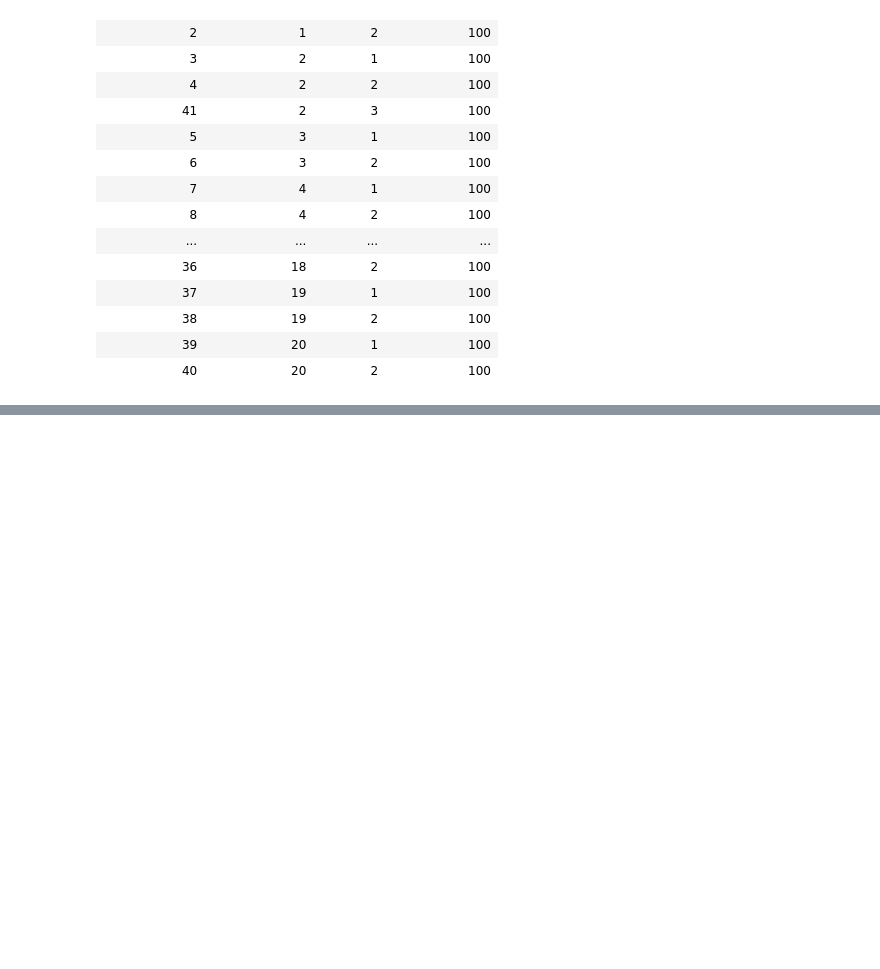
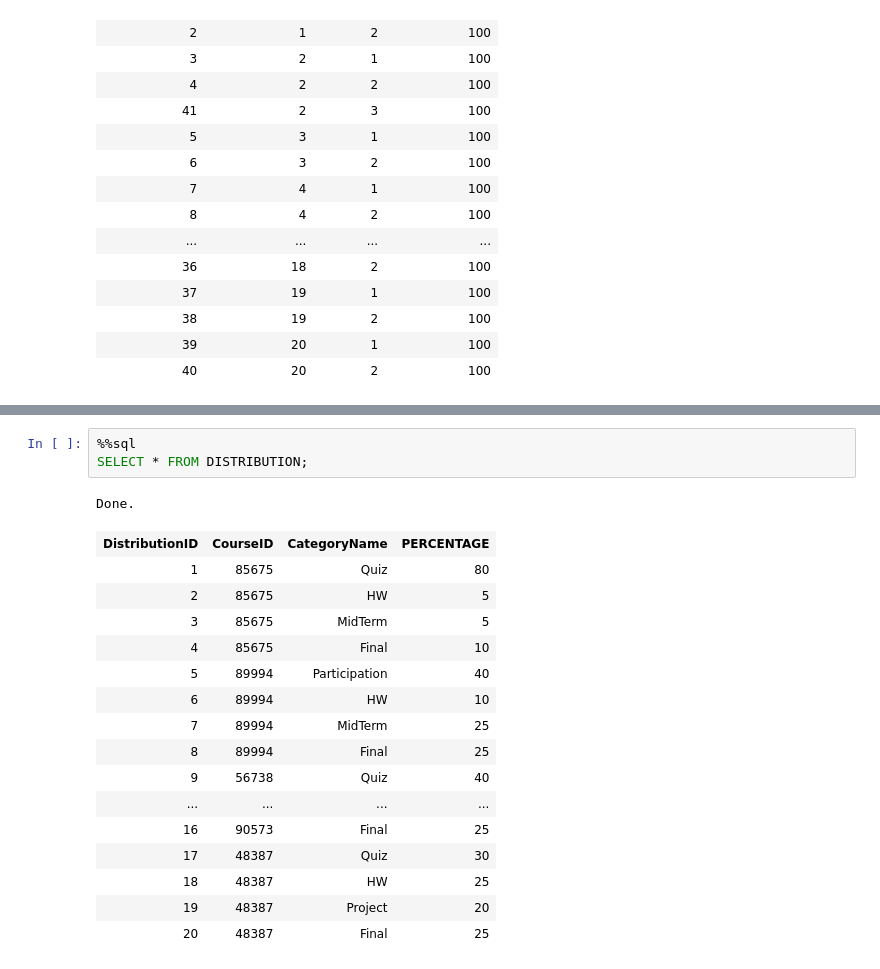
Before and after one commit to saugatt/Database-Systems-Final-Project, a Jupyter notebook: Database Project/Database_Final_Project_1.ipynb, the cells around one changed output, grey strips where cells are left out. Saved outputs shown, nothing was run; the diff lists cells and outputs as text; blank space fills up the shorter version.

```diff
--- a/Database Project/Database_Final_Project_1.ipynb
+++ b/Database Project/Database_Final_Project_1.ipynb
@@ -539,0 +574,21 @@ Done.
+# %%
+%%sql
+SELECT * FROM DISTRIBUTION;
+# %% [output]
+Done.
+| DistributionID | CourseID | CategoryName | PERCENTAGE |
+| 1 | 85675 | Quiz | 80 |
+| 2 | 85675 | HW | 5 |
+| 3 | 85675 | MidTerm | 5 |
+| 4 | 85675 | Final | 10 |
+| 5 | 89994 | Participation | 40 |
+| 6 | 89994 | HW | 10 |
+| 7 | 89994 | MidTerm | 25 |
+| 8 | 89994 | Final | 25 |
+| 9 | 56738 | Quiz | 40 |
+| ... | ... | ... | ... |
+| 16 | 90573 | Final | 25 |
+| 17 | 48387 | Quiz | 30 |
+| 18 | 48387 | HW | 25 |
+| 19 | 48387 | Project | 20 |
+| 20 | 48387 | Final | 25 |
```
Also changed, not shown: parts of 1 cell of this notebook, 1 other file.
